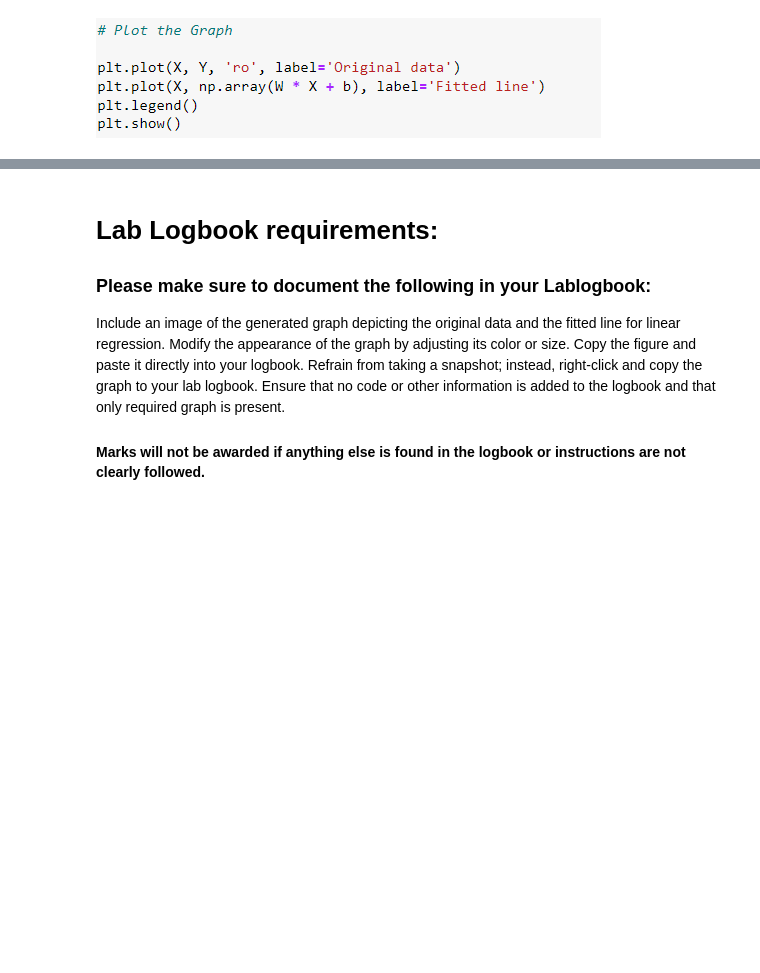
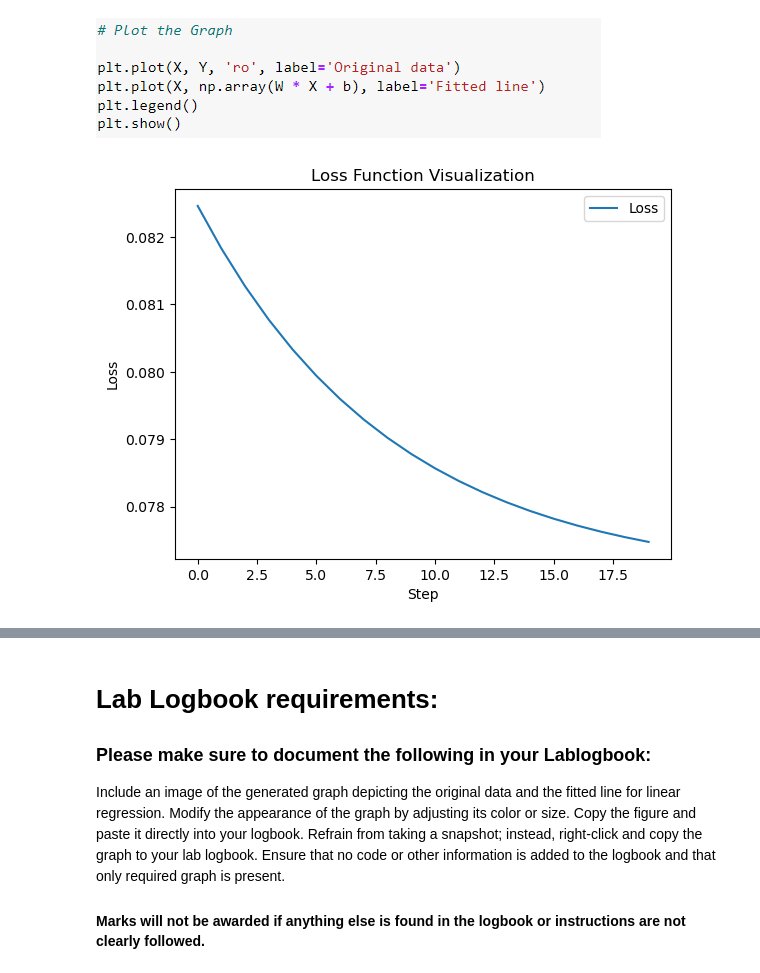
Before and after one commit to AazhmeerChhapra/Neural-networks-ARU, a Jupyter notebook: Week1-LinearRegression_tensorflow2-St.ipynb, the cells around one changed output, grey strips where cells are left out. Drawn from its saved outputs; the diff is of its cells as text; code cells hidden in the pictures; blank space fills up the shorter version.

Commit message:
Loss function graph added

```diff
--- a/Week1-LinearRegression_tensorflow2-St.ipynb
+++ b/Week1-LinearRegression_tensorflow2-St.ipynb
@@ -126,10 +110,12 @@ def run_optimization():
 # %% [markdown]
 ![image.png](attachment:image.png)
 # %%
+loss_history = []  # To store loss values for visualization
 for step in range(1, training_steps +1):
     run_optimization()
     if step % display_step ==0:
         pred = linear_regression(X)
         loss = mean_square(pred, Y)
+        loss_history.append(loss.numpy())  # Log the loss
         print("step: %i, loss: %f, W: %f, b: %f" % (step, loss, W.numpy(), b.numpy()))
 # %% [output]
@@ -178,5 +142,15 @@ step: 1000, loss: 0.081697, W: 0.212488, b: 1.076336
 # %% [markdown]
 ![image.png](attachment:image.png)
+# %%
+# Visualize the loss
+plt.plot(loss_history, label='Loss')
+plt.xlabel('Step')
+plt.ylabel('Loss')
+plt.title('Loss Function Visualization')
+plt.legend()
+plt.show()
+# %% [output]
+[figure, added]
 # %%
 plt.plot(X, Y, 'ro', label='Original data')
 plt.plot(X, np.array(W*X +b), label = 'Fitted Line')
```
Also changed, not shown: parts of 10 cells of this notebook.
